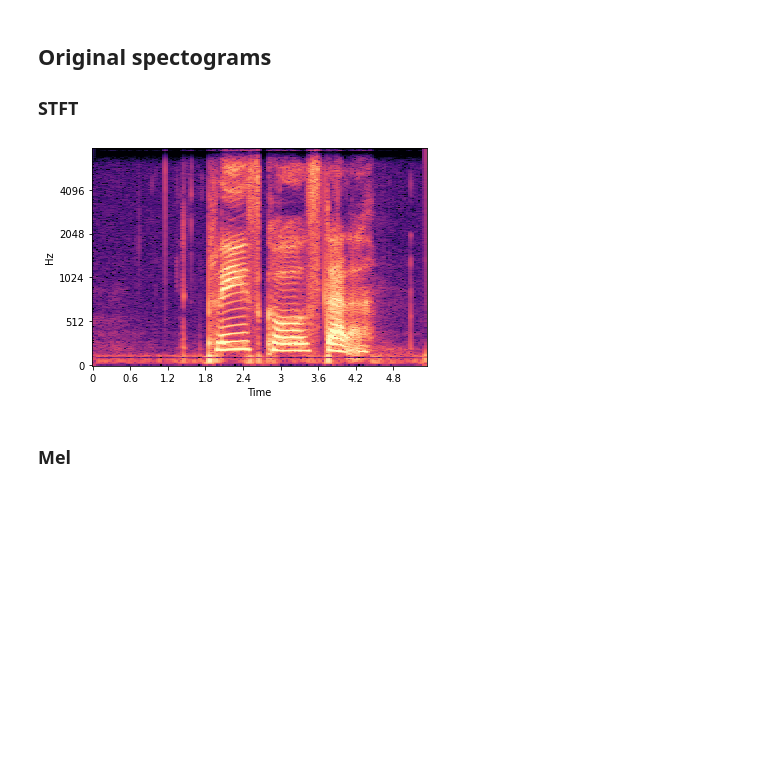
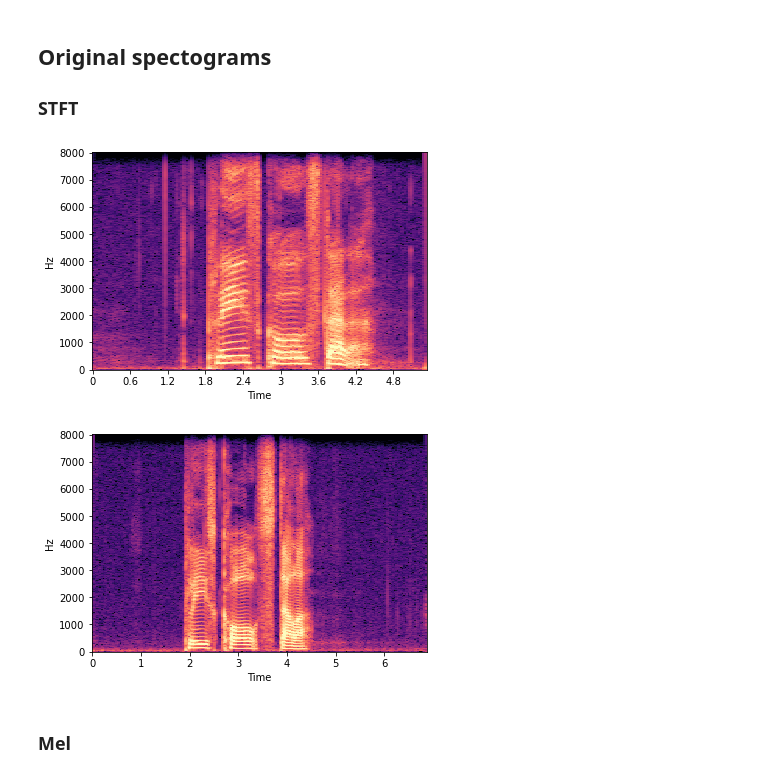
Before and after one commit to sebakeaaen/autovc, a Jupyter notebook: visualize_melspect.ipynb, the cells around one changed output. Cells and saved outputs as stored; diff of their text form; code cells hidden in the pictures; blank space fills up the shorter version.

```diff
--- a/visualize_melspect.ipynb
+++ b/visualize_melspect.ipynb
@@ -13,35 +13,38 @@ import torch
 # %%
 sub_org = 'p228'
 sentence_org = '001' # OBS! all metadatafiles only contain first sentence.. we want to check conversion for different sentences to make to content encoder works
 
 sub_trg = 'p227'
 sentence_trg = '001' # OBS! all metadatafiles only contain first sentence.. we want to check conversion for different sentences to make to content encoder works
 
 stft_org = np.load('/work3/dgro/VCTK-Corpus-0/stft/'+sub_org+'/'+sub_org+'_'+sentence_org+'_mic2.npy')
 stft_trg = np.load('/work3/dgro/VCTK-Corpus-0/stft/'+sub_trg+'/'+sub_trg+'_'+sentence_trg+'_mic2.npy')
 
 # STFT
+plt.figure()
 display.specshow(
     stft_org.T * 100 - 100,
     y_axis="fft",
     x_axis="time",
     fmin=90,
     fmax=7_600,
     sr=16_000,
 )
 plt.savefig('stftorg_'+sub_org+'_'+sentence_org+'.pdf')
 
+plt.figure()
 display.specshow(
-    stft_org.T * 100 - 100,
-    y_axis="mel",
+    stft_trg.T * 100 - 100,
+    y_axis="fft",
     x_axis="time",
     fmin=90,
     fmax=7_600,
     sr=16_000,
 )
 plt.savefig('stfttrg_'+sub_trg+'_'+sentence_trg+'.pdf')
 # %% [output]
-[figure, old version]
+[figure, new version]
+[figure, added]
 # %% [markdown]
 ### Mel
 # %%
```
Also changed, not shown: parts of 1 cell of this notebook, 4 other files.
